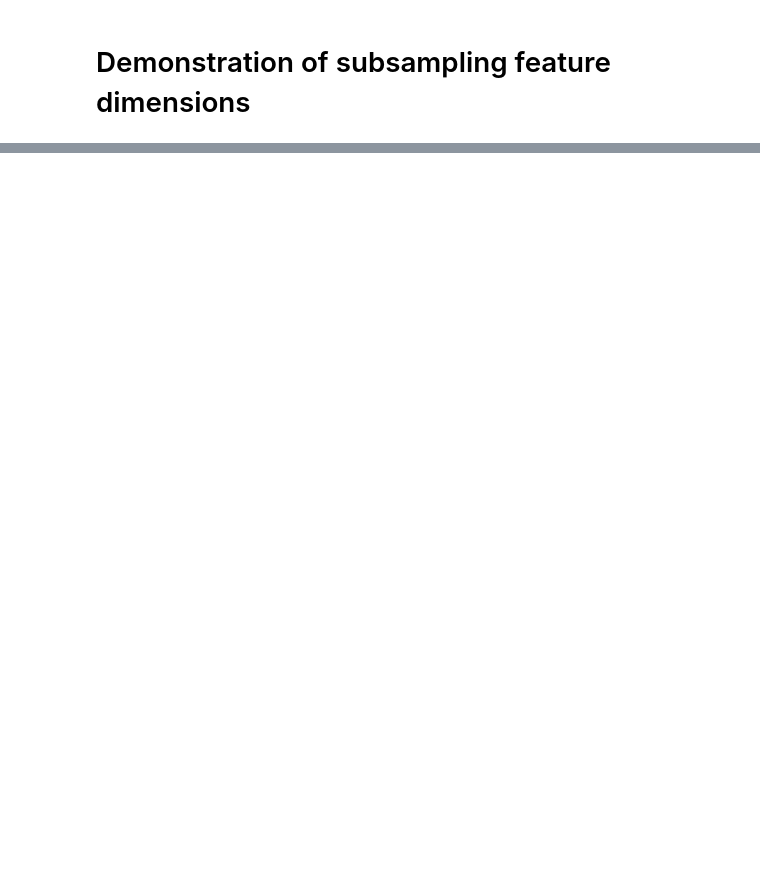
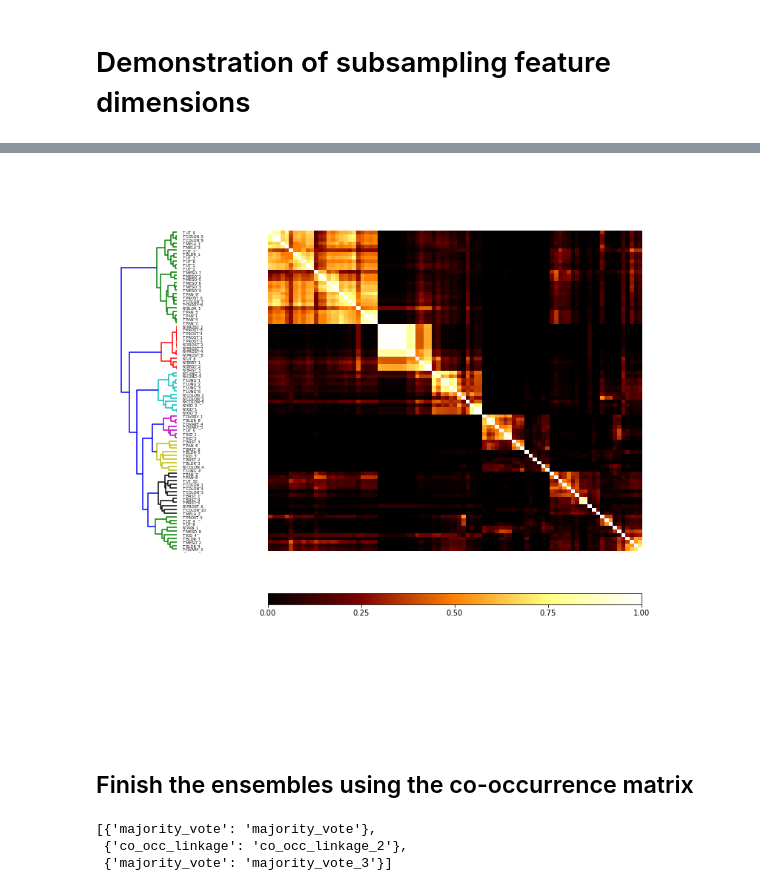
Before and after one commit to NaegleLab/OpenEnsembles, a Jupyter notebook: examples/Subsample_features_randomly.ipynb, the cells around one changed output, grey strips where cells are left out. Saved outputs shown, nothing was run; the diff lists cells and outputs as text; code cells hidden in the pictures; blank space fills up the shorter version.

```diff
--- a/examples/Subsample_features_randomly.ipynb
+++ b/examples/Subsample_features_randomly.ipynb
@@ -41,0 +49,3 @@ for name in names:
+# %%
+#setup a fresh oe.data object from D
+dRz = oe.data(D, list(D.columns))
@@ -41,0 +65,15 @@ for name in names:
+# %%
+# Cluster all subsamples using agglomerative clustering
+cRz = oe.cluster(dRz)
+K=15
+for name in names:
+    cRz.cluster(name, 'agglomerative', name, K)
+# %%
+comat = cRz.co_occurrence_matrix('parent')
+fig = comat.plot(linkage='ward', threshold=1.5)
+fig.savefig('comat_subsampleFirst.eps')
+plt.show()
+# %% [output]
+[figure, added]
+# %% [markdown]
+## Finish the ensembles using the co-occurrence matrix
@@ -41,0 +87,7 @@ for name in names:
+# %%
+transDictList = c_ComatCut.merge([cMV, cRz_ComatCut, cRz_cMV])
+transDictList
+# %% [output]
+[{'majority_vote': 'majority_vote'},
+ {'co_occ_linkage': 'co_occ_linkage_2'},
+ {'majority_vote': 'majority_vote_3'}]
```
Also changed, not shown: parts of 15 cells of this notebook, 3 other files.
